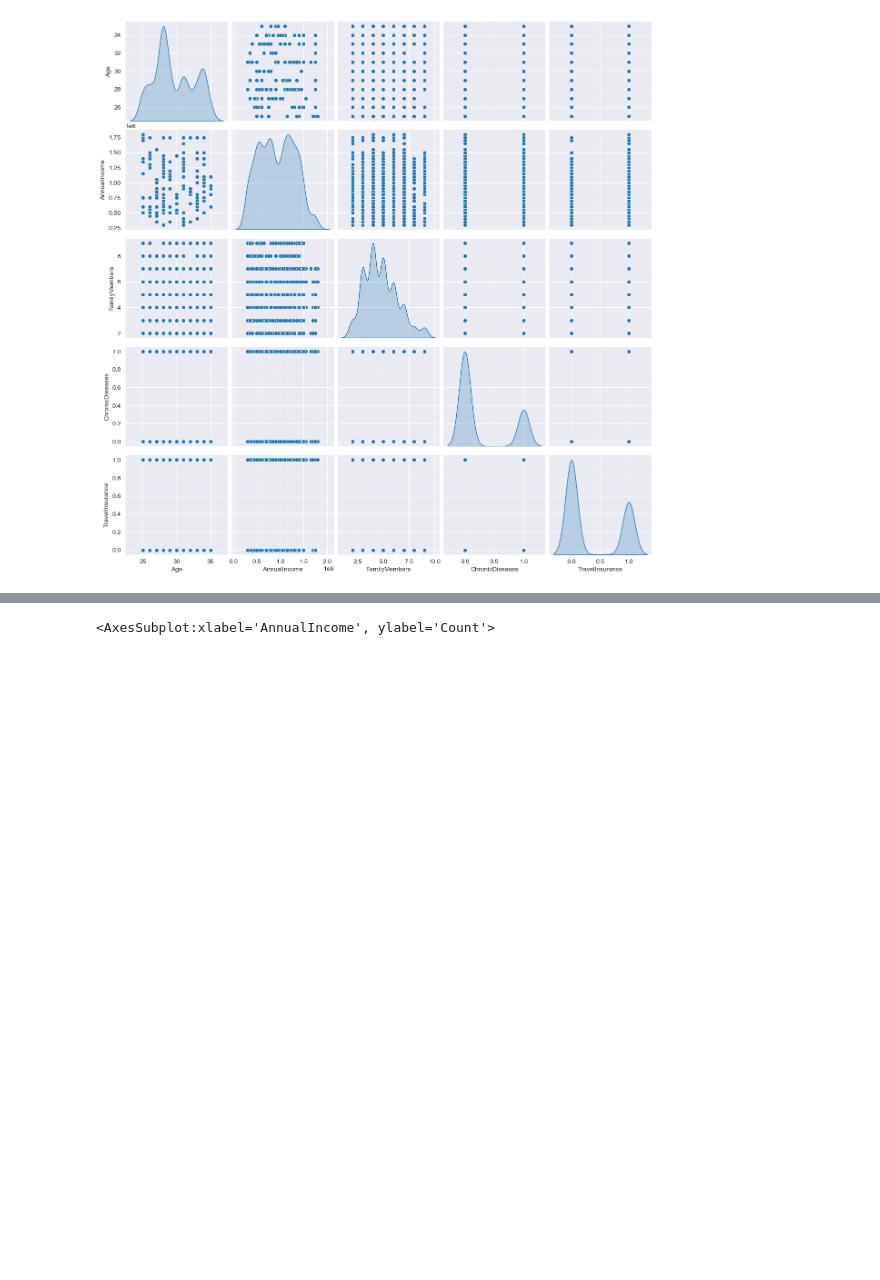
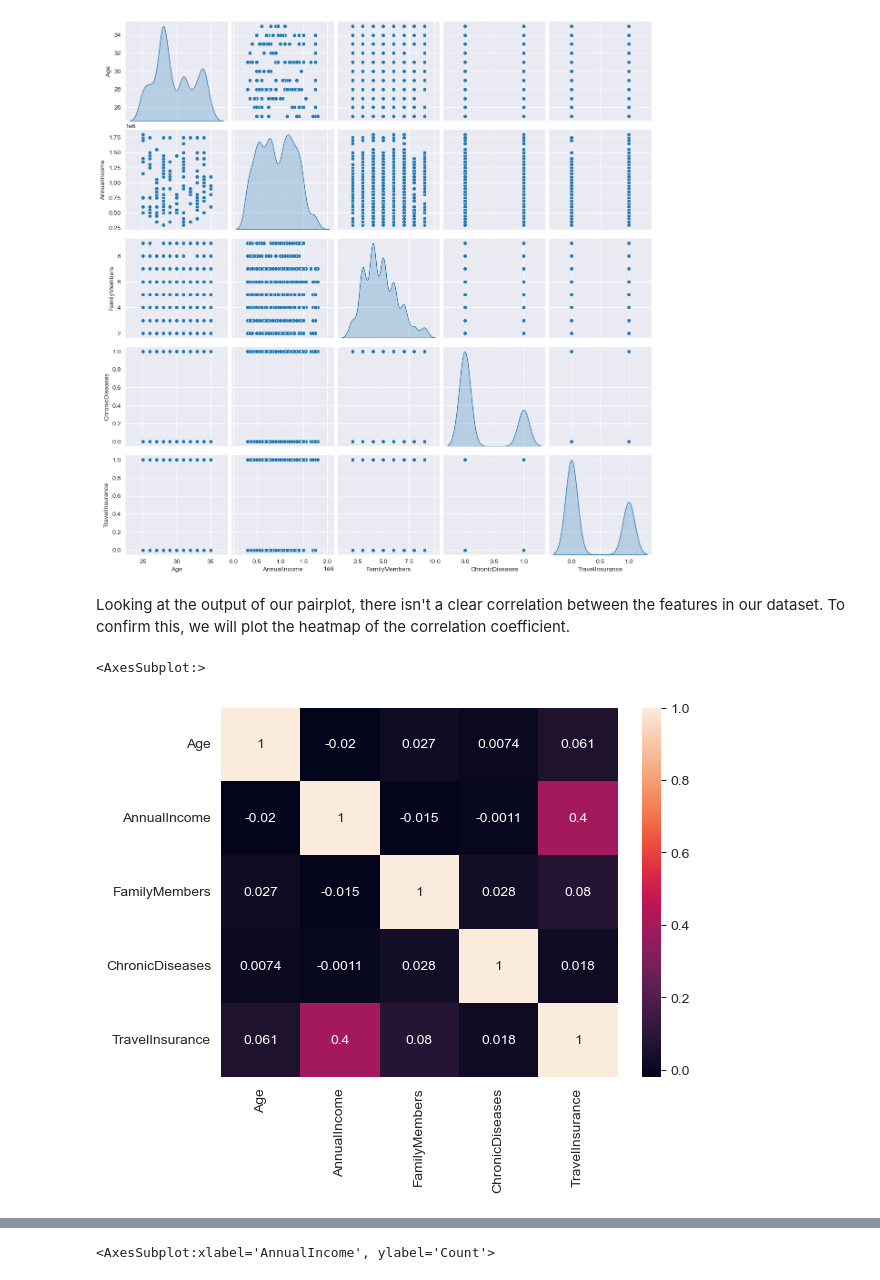
Before and after one commit to ade-mola/travel_insurance_analysis, a Jupyter notebook: notebooks/travel_insurance_analysis.ipynb, the cells around one changed output, grey strips where cells are left out. Drawn from its saved outputs; the diff is of its cells as text; code cells hidden in the pictures; blank space fills up the shorter version.

Commit message:
exploratory data analysis

```diff
--- a/notebooks/travel_insurance_analysis.ipynb
+++ b/notebooks/travel_insurance_analysis.ipynb
@@ -68,3 +68,12 @@ sns.pairplot(raw_data, diag_kind='kde')
 # %% [output]
 <seaborn.axisgrid.PairGrid at 0x...>
 [figure]
+# %% [markdown]
+Looking at the output of our pairplot, there isn't a clear correlation between the features in our dataset.
+To confirm this, we will plot the heatmap of the correlation coefficient.
+# %%
+corrcoef = raw_data.corr()
+sns.heatmap(corrcoef, annot=True)
+# %% [output]
+<AxesSubplot:>
+[figure, added]
```
Also changed, not shown: parts of 10 cells of this notebook, 1 other file.
